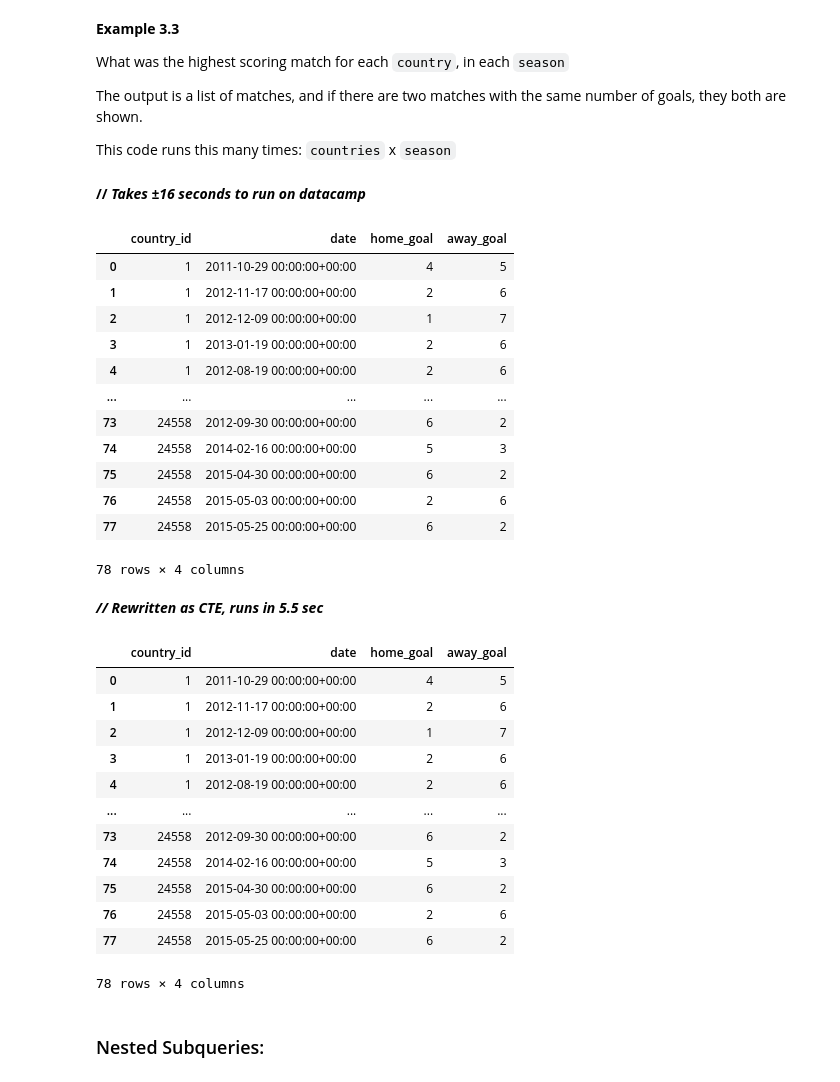
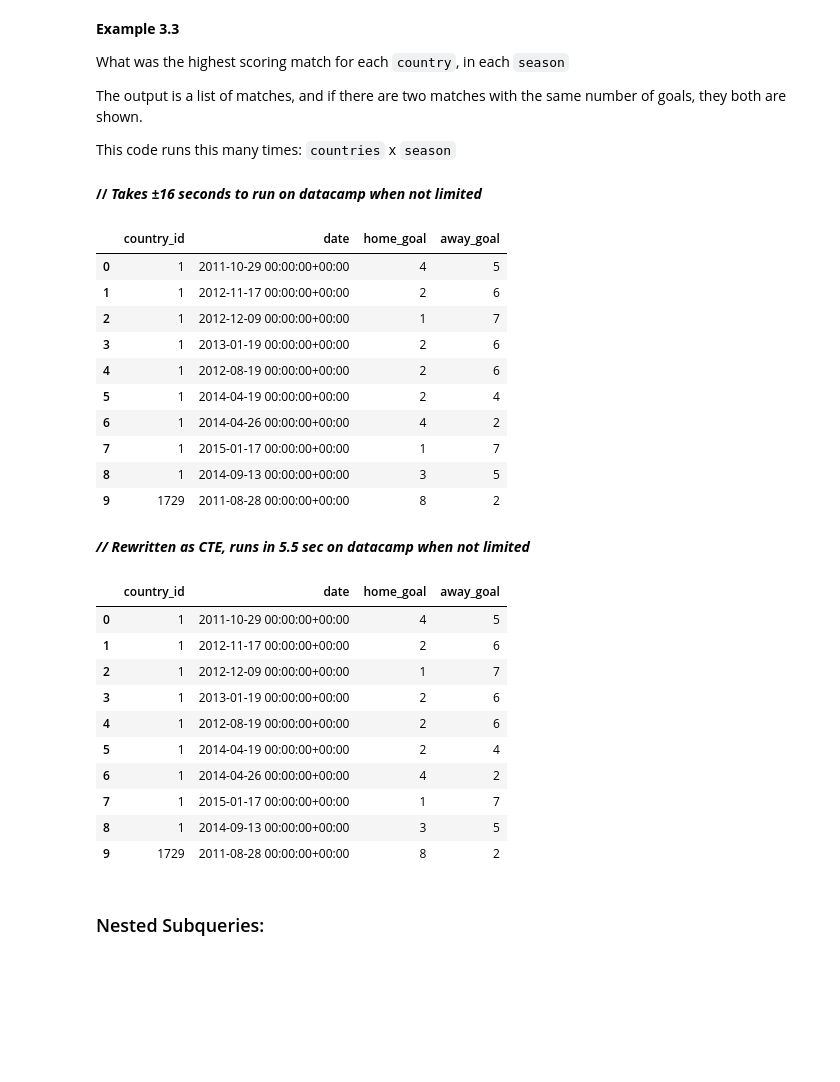
Before and after one commit to ursumarius/sql-datacamp, a Jupyter notebook: Summary_README.ipynb, the cells around one changed output. Drawn from its saved outputs; the diff is of its cells as text; code cells hidden in the pictures; blank space fills up the shorter version.

Commit message:
ipynb as markdown: imit table size for scrol ease

```diff
--- a/Summary_README.ipynb
+++ b/Summary_README.ipynb
@@ -154,38 +153,37 @@ The output is a list of matches, and if there are two matches with the same numb
 
 This code runs this many times: `countries` x `season`
 # %% [markdown]
-**// _Takes ±16 seconds to run on datacamp_**
+**// _Takes ±16 seconds to run on datacamp when not limited_**
 # %%
 SELECT
 	-- Select country ID, date, home, and away goals from match
 	main.country_id,
     main.date,
     main.home_goal,
     main.away_goal
 FROM soccer.match AS main
 WHERE
 	-- Filter for matches with the highest number of goals scored
 	(home_goal + away_goal) =
         (SELECT MAX(sub.home_goal + sub.away_goal)
          FROM soccer.match AS sub
          WHERE main.country_id = sub.country_id
-               AND main.season = sub.season);
+               AND main.season = sub.season)
+LIMIT 10;
 # %% [output]
 |  | country_id | date | home_goal | away_goal |
 | 0 | 1 | 2011-10-29 00:00:00+00:00 | 4 | 5 |
 | 1 | 1 | 2012-11-17 00:00:00+00:00 | 2 | 6 |
 | 2 | 1 | 2012-12-09 00:00:00+00:00 | 1 | 7 |
 | 3 | 1 | 2013-01-19 00:00:00+00:00 | 2 | 6 |
 | 4 | 1 | 2012-08-19 00:00:00+00:00 | 2 | 6 |
-| ... | ... | ... | ... | ... |
-| 73 | 24558 | 2012-09-30 00:00:00+00:00 | 6 | 2 |
-| 74 | 24558 | 2014-02-16 00:00:00+00:00 | 5 | 3 |
-| 75 | 24558 | 2015-04-30 00:00:00+00:00 | 6 | 2 |
-| 76 | 24558 | 2015-05-03 00:00:00+00:00 | 2 | 6 |
-| 77 | 24558 | 2015-05-25 00:00:00+00:00 | 6 | 2 |
+| 5 | 1 | 2014-04-19 00:00:00+00:00 | 2 | 4 |
+| 6 | 1 | 2014-04-26 00:00:00+00:00 | 4 | 2 |
+| 7 | 1 | 2015-01-17 00:00:00+00:00 | 1 | 7 |
+| 8 | 1 | 2014-09-13 00:00:00+00:00 | 3 | 5 |
+| 9 | 1729 | 2011-08-28 00:00:00+00:00 | 8 | 2 |
-78 rows × 4 columns
 # %% [markdown]
-**_// Rewritten as CTE, runs in 5.5 sec_**
+**_// Rewritten as CTE, runs in 5.5 sec on datacamp when not limited_**
 # %%
 -- CTE that computes the max number of goals per country per season
 
@@ -212,7 +210,8 @@ INNER JOIN max_nr_goals
 ON max_nr_goals.season = main.season AND max_nr_goals.country_id = main.country_id
 WHERE
 	-- Filter for matches with the highest number of goals scored
-	(home_goal + away_goal) = max_nr_goals.max_goals;
+	(home_goal + away_goal) = max_nr_goals.max_goals
+LIMIT 10;
 # %% [output]
 |  | country_id | date | home_goal | away_goal |
 | 0 | 1 | 2011-10-29 00:00:00+00:00 | 4 | 5 |
@@ -220,13 +219,11 @@ WHERE
 | 2 | 1 | 2012-12-09 00:00:00+00:00 | 1 | 7 |
 | 3 | 1 | 2013-01-19 00:00:00+00:00 | 2 | 6 |
 | 4 | 1 | 2012-08-19 00:00:00+00:00 | 2 | 6 |
-| ... | ... | ... | ... | ... |
-| 73 | 24558 | 2012-09-30 00:00:00+00:00 | 6 | 2 |
-| 74 | 24558 | 2014-02-16 00:00:00+00:00 | 5 | 3 |
-| 75 | 24558 | 2015-04-30 00:00:00+00:00 | 6 | 2 |
-| 76 | 24558 | 2015-05-03 00:00:00+00:00 | 2 | 6 |
-| 77 | 24558 | 2015-05-25 00:00:00+00:00 | 6 | 2 |
+| 5 | 1 | 2014-04-19 00:00:00+00:00 | 2 | 4 |
+| 6 | 1 | 2014-04-26 00:00:00+00:00 | 4 | 2 |
+| 7 | 1 | 2015-01-17 00:00:00+00:00 | 1 | 7 |
+| 8 | 1 | 2014-09-13 00:00:00+00:00 | 3 | 5 |
+| 9 | 1729 | 2011-08-28 00:00:00+00:00 | 8 | 2 |
-78 rows × 4 columns
 # %% [markdown]
 ### Nested Subqueries:
 # %% [markdown]
```
Also changed, not shown: parts of 5 cells of this notebook.
